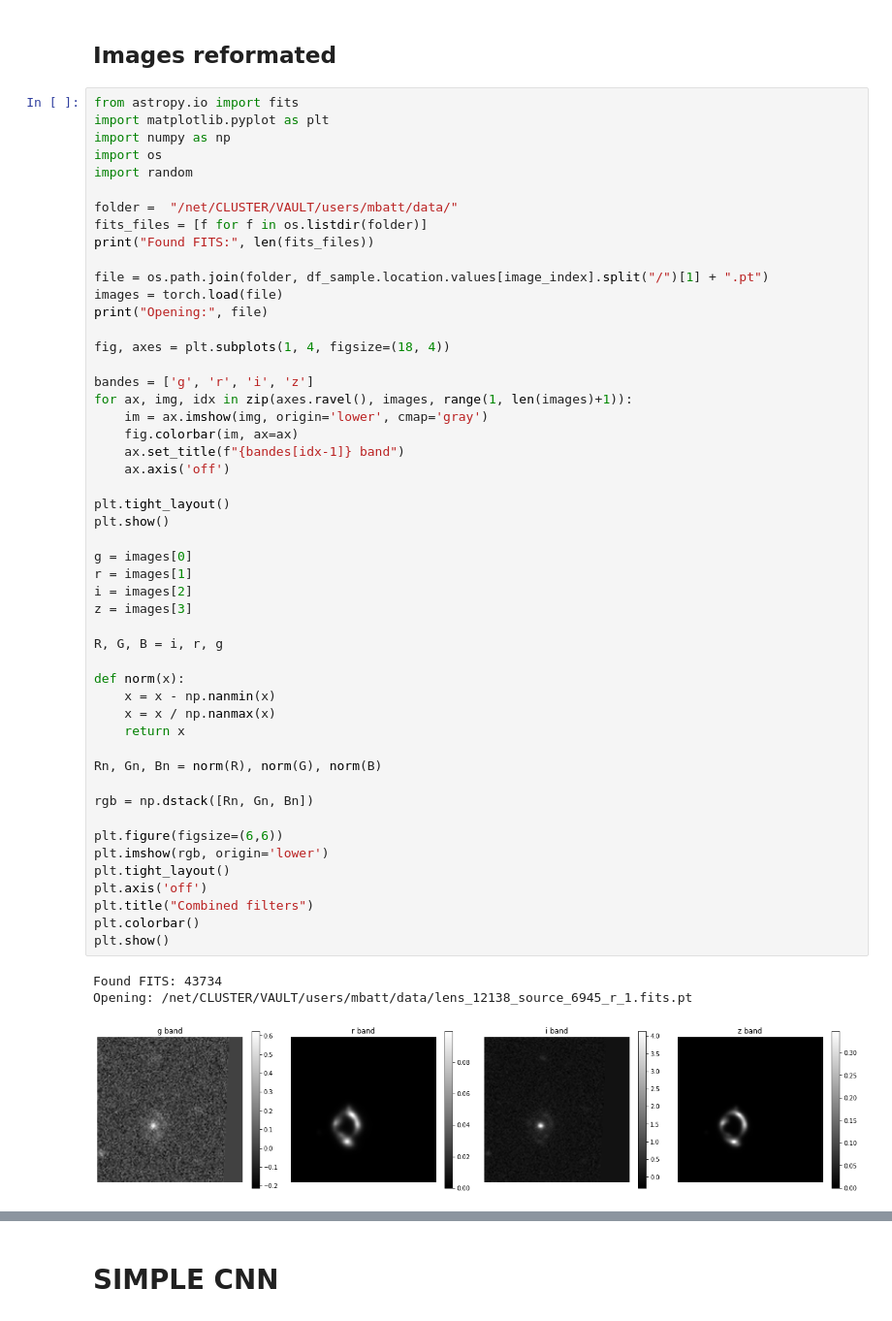
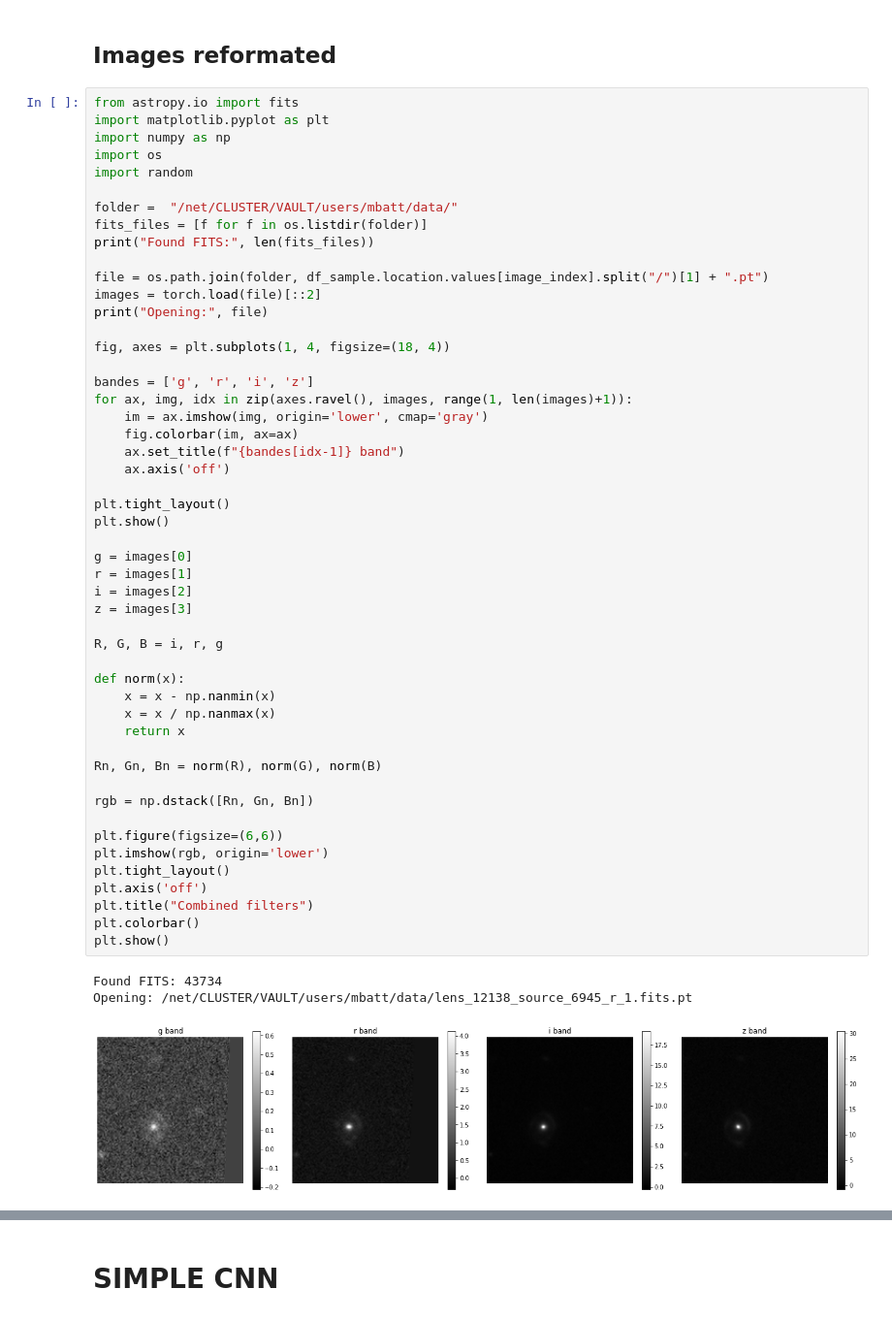
Before and after one commit to matthbatt/Deep-learning-gravitational-lensing, a Jupyter notebook: result_resnet.ipynb, the cells around one changed output, grey strips where cells are left out. Shown at 97% size. Drawn from its saved outputs; the diff is of its cells as text.

```diff
--- a/result_resnet.ipynb
+++ b/result_resnet.ipynb
@@ -211,7 +211,7 @@ fits_files = [f for f in os.listdir(folder)]
 print("Found FITS:", len(fits_files))
 
 file = os.path.join(folder, df_sample.location.values[image_index].split("/")[1] + ".pt")
-images = torch.load(file)
+images = torch.load(file)[::2]
 print("Opening:", file)
 
 fig, axes = plt.subplots(1, 4, figsize=(18, 4))
@@ -225,31 +225,31 @@ for ax, img, idx in zip(axes.ravel(), images, range(1, len(images)+1)):
 
 plt.tight_layout()
 plt.show()
 
 g = images[0]
 r = images[1]
 i = images[2]
 z = images[3]
 
 R, G, B = i, r, g
 
 def norm(x):
     x = x - np.nanmin(x)
     x = x / np.nanmax(x)
     return x
 
 Rn, Gn, Bn = norm(R), norm(G), norm(B)
 
 rgb = np.dstack([Rn, Gn, Bn])
 
 plt.figure(figsize=(6,6))
 plt.imshow(rgb, origin='lower')
 plt.tight_layout()
 plt.axis('off')
 plt.title("Combined filters")
 plt.colorbar()
 plt.show()
 # %% [output]
 Found FITS: 43734
 Opening: /net/CLUSTER/VAULT/users/mbatt/data/lens_12138_source_6945_r_1.fits.pt
-[figure, old version]
+[figure, new version]
```
Also changed, not shown: parts of 3 cells of this notebook, 5 other files.
